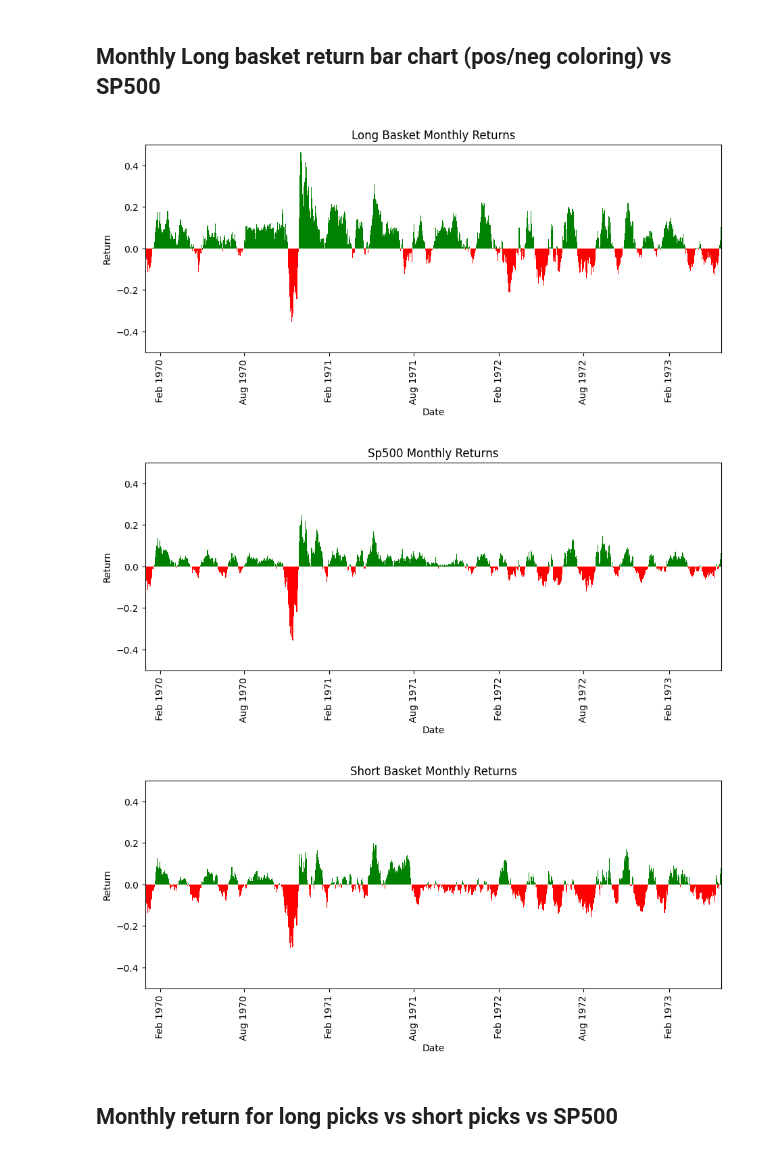
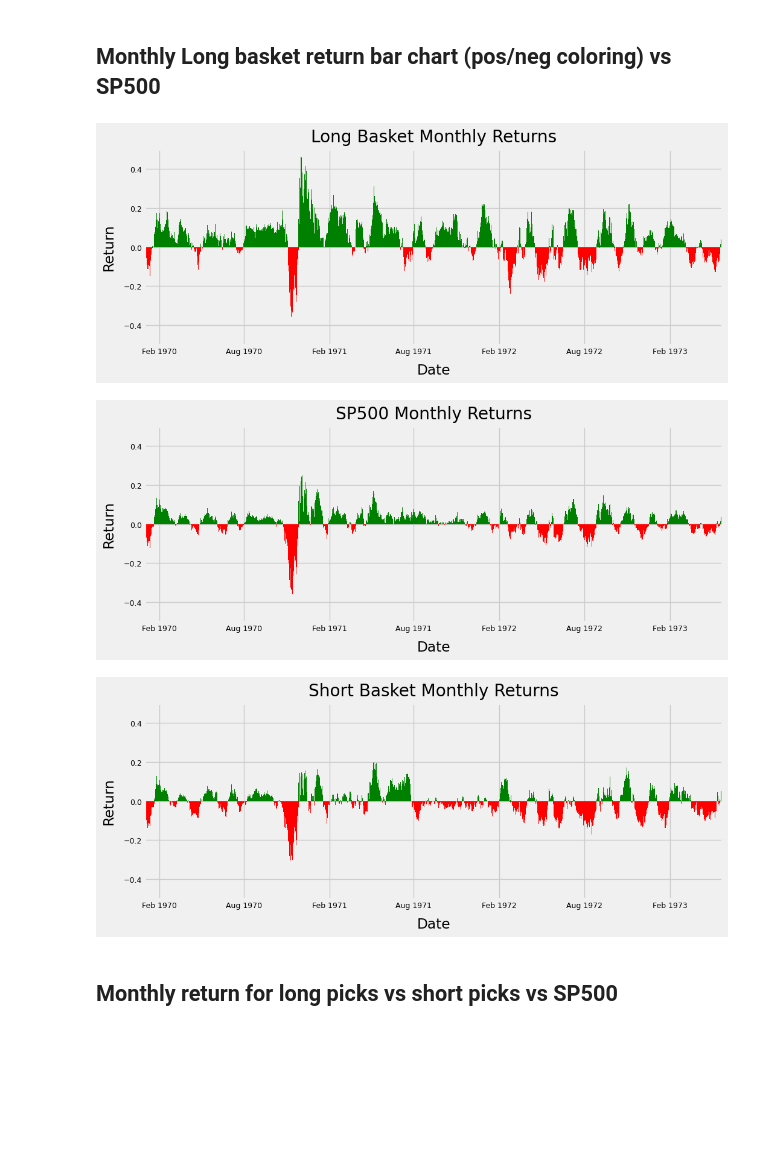
Before and after one commit to CCNY-Analytics-and-Quant/Quantative-Finance-Repo, a Jupyter notebook: Final-Project/workbooks/JB_draft/final_project.ipynb, the cells around one changed output. Cells and saved outputs as stored; diff of their text form; code cells hidden in the pictures; blank space fills up the shorter version.

```diff
--- a/Final-Project/workbooks/JB_draft/final_project.ipynb
+++ b/Final-Project/workbooks/JB_draft/final_project.ipynb
@@ -163,10 +164,11 @@ short_cumulative_returns = calculate_cumulative_returns(short_lagged_closed_pric
 # %% [markdown]
 ## Cumulative Returns
 # %%
+plt.style.use('fivethirtyeight')
 plt.figure(figsize=(11,4))
-cumulative_returns.plot(label='SP500 Cumulative Returns')
-long_cumulative_returns.plot(label='Long Basket Cumulative Returns')
-short_cumulative_returns.plot(label='Short Basket Cumulative Returns')
+long_cumulative_returns.plot(label='Long Basket Cumulative Returns', lw=2) # lw is line width
+cumulative_returns.plot(label='SP500 Cumulative Returns', lw =2)
+short_cumulative_returns.plot(label='Short Basket Cumulative Returns', lw=2)
 
 plt.legend()
 plt.title('Comparative Cumulative Returns')
@@ -196,25 +182,30 @@ Length: 1240, dtype: float64
 # %%
 
 # Calculate 20-day returns, take the mean, drop NaNs, and plot
-long_lagged_closed_price.pct_change(20).mean(axis=1).dropna(how='all').plot(
-    kind='bar',
+plt.style.use('fivethirtyeight')
+long_lagged_closed_price.pct_change(20).mean(axis=1).dropna(how='all').plot(# 20-day returns plot
+    kind='bar', # bar plot
     figsize=(11,4),
     color=['r' if m < 0 else 'g' for m in long_lagged_closed_price.pct_change(20).mean(axis=1).dropna(how='all')],
     legend=False,
     width=1.3
 )
 
+plt.tick_params(axis='both', labelsize=9) # tick label size
+plt.xticks(rotation=0)
 plt.gca().xaxis.set_major_locator(mdates.MonthLocator(interval=6))
 plt.gca().xaxis.set_major_formatter(mdates.DateFormatter('%b %Y')) # Date format messes up when using the bar plot
 plt.ylim(-0.5, 0.5)
-plt.ylabel('Return')
-plt.title('Long Basket Monthly Returns')
+plt.ylabel('Return',labelpad=9) # adjust the label position
+plt.xlabel('Date',labelpad=9) # adjust the label position
+plt.title('Long Basket Monthly Returns',pad=9) # adjust the title position
 plt.show()
+plt.show()
 # %% [output]
-[figure, old version]
+[figure, new version]
 # %%
 
-# Calculate 20-day returns, take the mean, drop NaNs, and plot
+plt.style.use('fivethirtyeight')
 lagged_closed_price.pct_change(20).mean(axis=1).dropna(how='all').plot(
     kind='bar',
     figsize=(11,4),
@@ -223,16 +214,19 @@ lagged_closed_price.pct_change(20).mean(axis=1).dropna(how='all').plot(
     width=1.3
 )
 
+plt.tick_params(axis='both', labelsize=9)
+plt.xticks(rotation=0)
 plt.gca().xaxis.set_major_locator(mdates.MonthLocator(interval=6))
-plt.gca().xaxis.set_major_formatter(mdates.DateFormatter('%b %Y'))
-plt.ylabel('Return')
-plt.ylim(-0.5, 0.5)
-plt.title('Sp500 Monthly Returns')
+plt.gca().xaxis.set_major_formatter(mdates.DateFormatter('%b %Y')) # Date format messes up when using the bar plot
+plt.ylim(-0.5, 0.5) # keeping the same y-axis limits as the original plot
+plt.ylabel('Return',labelpad=9)
+plt.xlabel('Date',labelpad=9)
+plt.title('SP500 Monthly Returns',pad=9)
 plt.show()
 # %% [output]
-[figure, old version]
+[figure, new version]
 # %%
-# Calculate 20-day returns, take the mean, drop NaNs, and plot
+plt.style.use('fivethirtyeight')
 short_lagged_closed_price.pct_change(20).mean(axis=1).dropna(how='all').plot(
     kind='bar',
     figsize=(11,4),
@@ -241,14 +235,18 @@ short_lagged_closed_price.pct_change(20).mean(axis=1).dropna(how='all').plot(
     width=1.3
 )
 
+plt.tick_params(axis='both', labelsize=9)
+plt.xticks(rotation=0)
 plt.gca().xaxis.set_major_locator(mdates.MonthLocator(interval=6))
 plt.gca().xaxis.set_major_formatter(mdates.DateFormatter('%b %Y')) # Date format messes up when using the bar plot
 plt.ylim(-0.5, 0.5)
-plt.ylabel('Return')
-plt.title('Short Basket Monthly Returns')
+plt.ylabel('Return',labelpad=9)
+plt.xlabel('Date',labelpad=9)
+plt.title('Short Basket Monthly Returns',pad=9)
 plt.show()
+plt.show()
 # %% [output]
-[figure, old version]
+[figure, new version]
 # %% [markdown]
 ## Monthly return for long picks vs short picks vs SP500
 # %%
```
Also changed, not shown: parts of 12 cells of this notebook.
